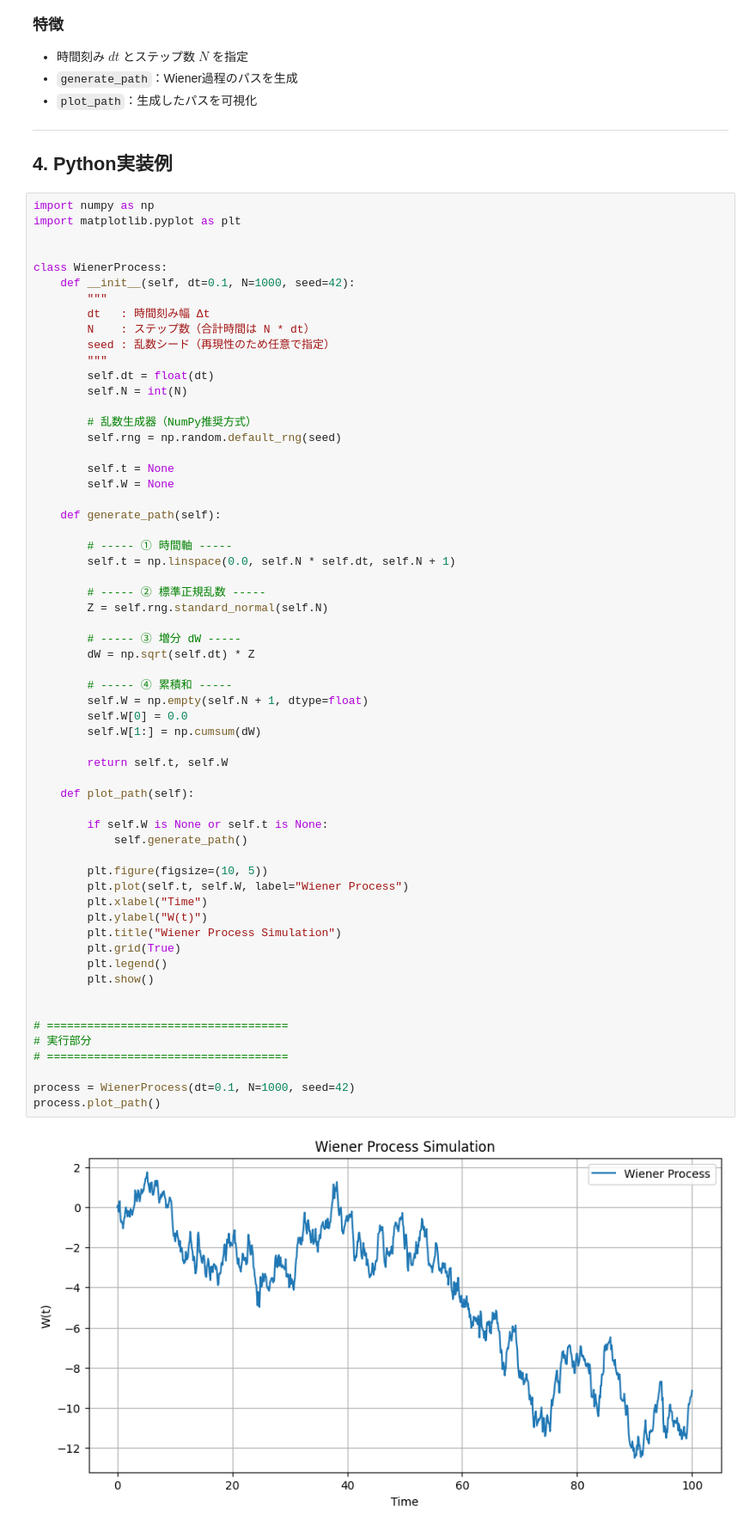
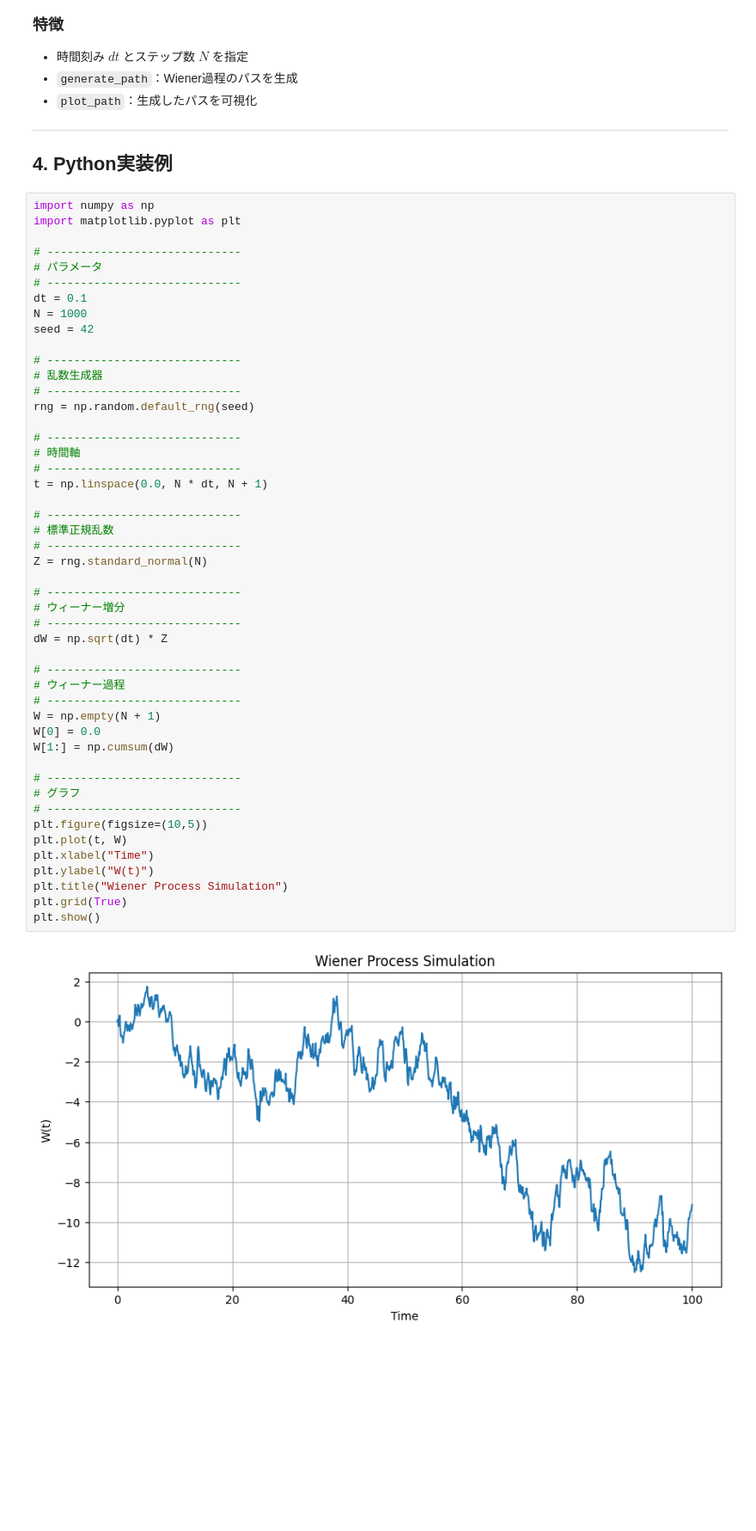
Before and after one commit to ish66726-a11y/Quant-Finance-Fundamentals, a Jupyter notebook: notebooks/06ランダム性の取り扱い.ipynb, the cells around one changed output. Shown at 86% size. Cells and saved outputs as stored; diff of their text form; blank space fills up the shorter version.

```diff
--- a/notebooks/06ランダム性の取り扱い.ipynb
+++ b/notebooks/06ランダム性の取り扱い.ipynb
@@ -381,65 +381,53 @@ $$
 # %%
 import numpy as np
 import matplotlib.pyplot as plt
 
+# -----------------------------
+# パラメータ
+# -----------------------------
+dt = 0.1
+N = 1000
+seed = 42
 
-class WienerProcess:
-    def __init__(self, dt=0.1, N=1000, seed=42):
-        """
-        dt   : 時間刻み幅 Δt
-        N    : ステップ数（合計時間は N * dt）
-        seed : 乱数シード（再現性のため任意で指定）
-        """
-        self.dt = float(dt)
-        self.N = int(N)
+# -----------------------------
+# 乱数生成器
+# -----------------------------
+rng = np.random.default_rng(seed)
 
-        # 乱数生成器（NumPy推奨方式）
-        self.rng = np.random.default_rng(seed)
+# -----------------------------
+# 時間軸
+# -----------------------------
+t = np.linspace(0.0, N * dt, N + 1)
 
-        self.t = None
-        self.W = None
+# -----------------------------
+# 標準正規乱数
+# -----------------------------
+Z = rng.standard_normal(N)
 
-    def generate_path(self):
+# -----------------------------
+# ウィーナー増分
+# -----------------------------
+dW = np.sqrt(dt) * Z
 
-        # ----- ① 時間軸 -----
-        self.t = np.linspace(0.0, self.N * self.dt, self.N + 1)
+# -----------------------------
+# ウィーナー過程
+# -----------------------------
+W = np.empty(N + 1)
+W[0] = 0.0
+W[1:] = np.cumsum(dW)
 
-        # ----- ② 標準正規乱数 -----
-        Z = self.rng.standard_normal(self.N)
-
-        # ----- ③ 増分 dW -----
-        dW = np.sqrt(self.dt) * Z
-
-        # ----- ④ 累積和 -----
-        self.W = np.empty(self.N + 1, dtype=float)
-        self.W[0] = 0.0
-        self.W[1:] = np.cumsum(dW)
-
-        return self.t, self.W
-
-    def plot_path(self):
-
-        if self.W is None or self.t is None:
-            self.generate_path()
-
-        plt.figure(figsize=(10, 5))
-        plt.plot(self.t, self.W, label="Wiener Process")
-        plt.xlabel("Time")
-        plt.ylabel("W(t)")
-        plt.title("Wiener Process Simulation")
-        plt.grid(True)
-        plt.legend()
-        plt.show()
-
-
-# ====================================
-# 実行部分
-# ====================================
-
-process = WienerProcess(dt=0.1, N=1000, seed=42)
-process.plot_path()
+# -----------------------------
+# グラフ
+# -----------------------------
+plt.figure(figsize=(10,5))
+plt.plot(t, W)
+plt.xlabel("Time")
+plt.ylabel("W(t)")
+plt.title("Wiener Process Simulation")
+plt.grid(True)
+plt.show()
 # %% [output]
-[figure, old version]
+[figure, new version]
 # %% [markdown]
 ---
 ## 5. 株価モデルとしての評価
```
Also changed, not shown: parts of 3 cells of this notebook.
